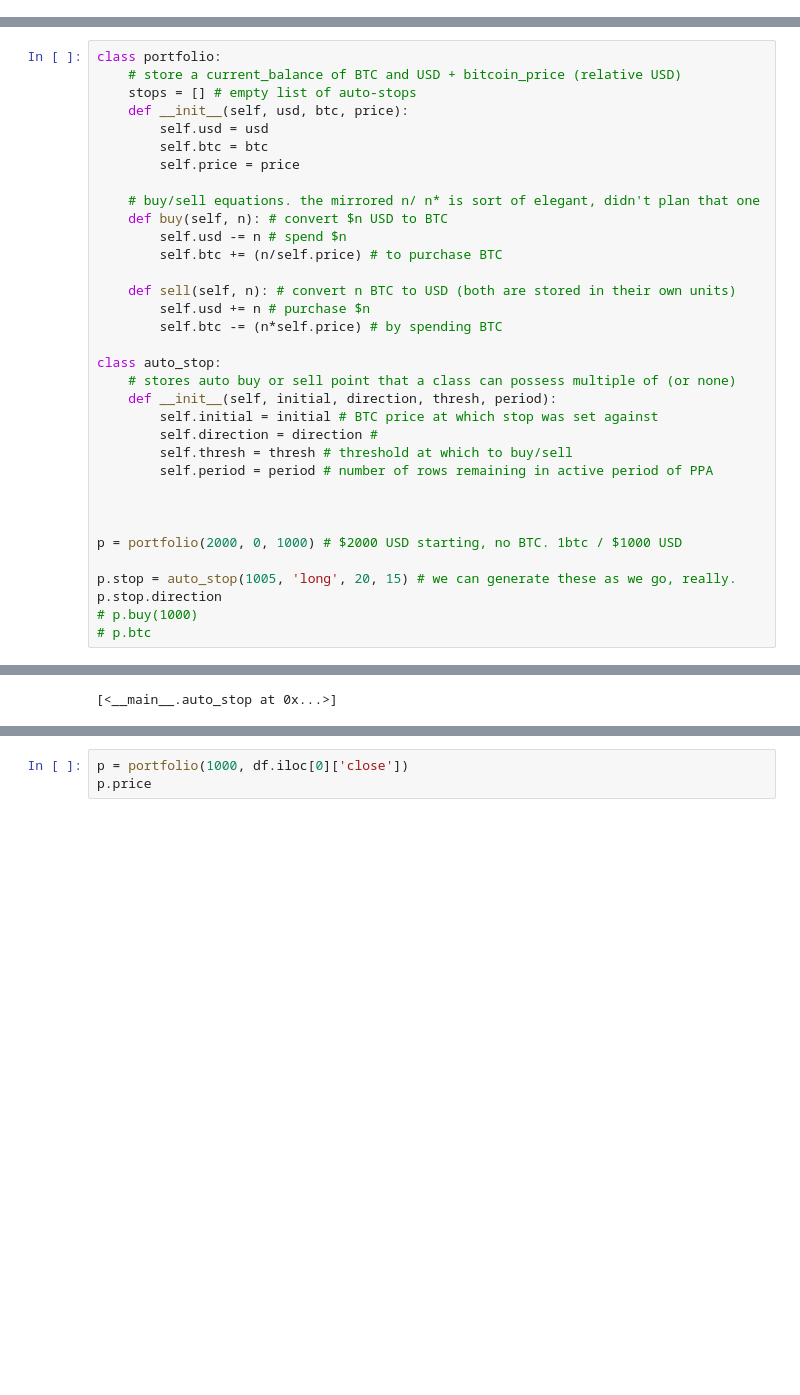
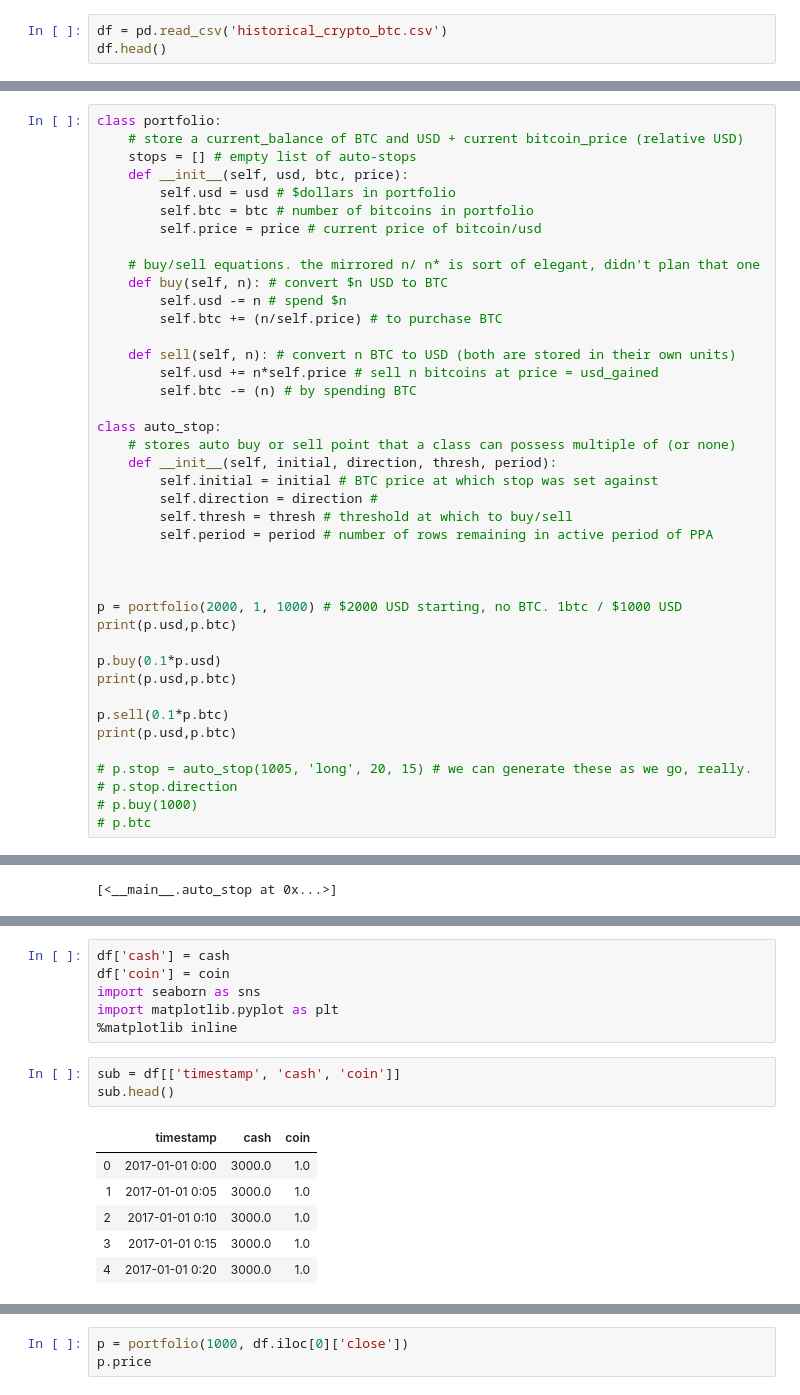
Before and after one commit to mcleverley/crypto_ppa, a Jupyter notebook: backtesting.ipynb, the cells around one changed output, grey strips where cells are left out. Cells and saved outputs as stored; diff of their text form; blank space fills up the shorter version.

Commit message:
fixed sell() but some graphing time issues

```diff
--- a/backtesting.ipynb
+++ b/backtesting.ipynb
@@ -257,0 +257,3 @@ df.head()
+# %%
+df = pd.read_csv('historical_crypto_btc.csv')
+df.head()
@@ -264,12 +274,12 @@ df.head()
     - 500 = 0.5(BTC) * 1000
 # %%
 class portfolio:
-    # store a current_balance of BTC and USD + bitcoin_price (relative USD)
+    # store a current_balance of BTC and USD + current bitcoin_price (relative USD)
     stops = [] # empty list of auto-stops
     def __init__(self, usd, btc, price):
-        self.usd = usd
-        self.btc = btc
-        self.price = price
+        self.usd = usd # $dollars in portfolio
+        self.btc = btc # number of bitcoins in portfolio
+        self.price = price # current price of bitcoin/usd
 
     # buy/sell equations. the mirrored n/ n* is sort of elegant, didn't plan that one
     def buy(self, n): # convert $n USD to BTC
@@ -277,8 +287,8 @@ class portfolio:
         self.btc += (n/self.price) # to purchase BTC
 
     def sell(self, n): # convert n BTC to USD (both are stored in their own units)
-        self.usd += n # purchase $n
-        self.btc -= (n*self.price) # by spending BTC
+        self.usd += n*self.price # sell n bitcoins at price = usd_gained
+        self.btc -= (n) # by spending BTC
 
 class auto_stop:
     # stores auto buy or sell point that a class can possess multiple of (or none)
@@ -290,10 +300,17 @@ class auto_stop:
 
 
 
-p = portfolio(2000, 0, 1000) # $2000 USD starting, no BTC. 1btc / $1000 USD
+p = portfolio(2000, 1, 1000) # $2000 USD starting, no BTC. 1btc / $1000 USD
+print(p.usd,p.btc)
 
-p.stop = auto_stop(1005, 'long', 20, 15) # we can generate these as we go, really.
-p.stop.direction
+p.buy(0.1*p.usd)
+print(p.usd,p.btc)
+
+p.sell(0.1*p.btc)
+print(p.usd,p.btc)
+
+# p.stop = auto_stop(1005, 'long', 20, 15) # we can generate these as we go, really.
+# p.stop.direction
 # p.buy(1000)
 # p.btc
 # %% [output]
@@ -385,0 +473,16 @@ for i, row in df.iterrows(): # loop through dataframe
+# %%
+df['cash'] = cash
+df['coin'] = coin
+import seaborn as sns
+import matplotlib.pyplot as plt
+%matplotlib inline
+# %%
+sub = df[['timestamp', 'cash', 'coin']]
+sub.head()
+# %% [output]
+|  | timestamp | cash | coin |
+| 0 | 2017-01-01 0:00 | 3000.0 | 1.0 |
+| 1 | 2017-01-01 0:05 | 3000.0 | 1.0 |
+| 2 | 2017-01-01 0:10 | 3000.0 | 1.0 |
+| 3 | 2017-01-01 0:15 | 3000.0 | 1.0 |
+| 4 | 2017-01-01 0:20 | 3000.0 | 1.0 |
```
Also changed, not shown: parts of 23 cells of this notebook, 1 other file.
